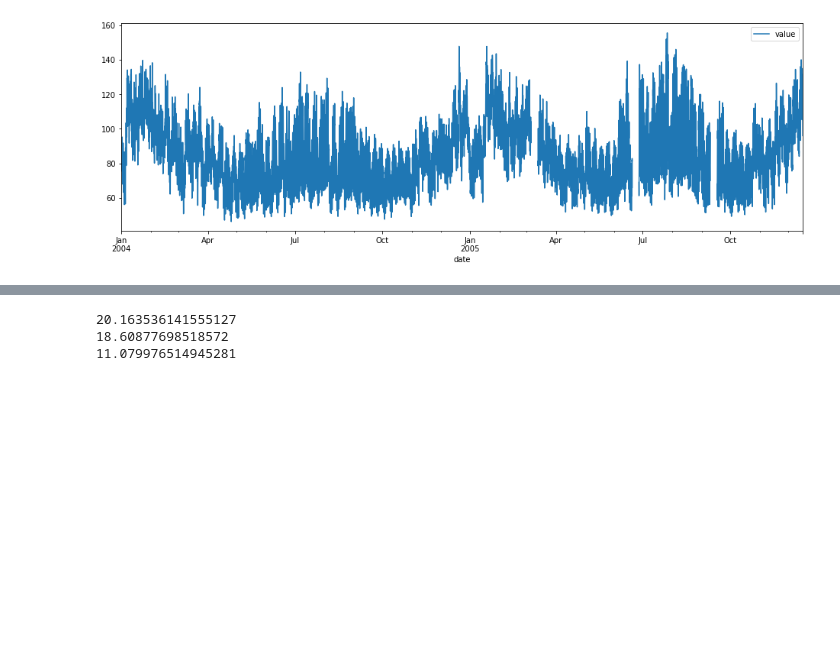
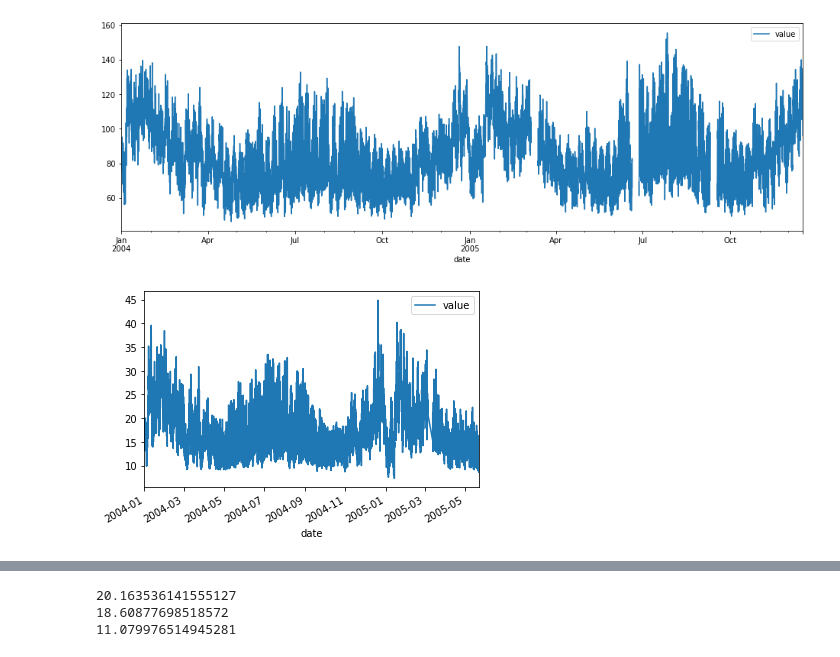
Before and after one commit to minhhoang1023/hck03, a Jupyter notebook: HCKT03 - Time Series/Baseline_Model.ipynb, the cells around one changed output, grey strips where cells are left out. Cells and saved outputs as stored; diff of their text form; code cells hidden in the pictures; blank space fills up the shorter version.

```diff
--- a/HCKT03 - Time Series/Baseline_Model.ipynb
+++ b/HCKT03 - Time Series/Baseline_Model.ipynb
@@ -58,3 +58,9 @@ plt.rcParams['figure.figsize'] = (6, 4)
 area_1 = area_1_raw.dropna()
 area_2 = area_2_raw.dropna()
 area_3 = area_3_raw.dropna()
+# %%
+area_1.plot()
+
+plt.rcParams['figure.figsize'] = (6, 4)
+# %% [output]
+[figure, added]
```
Also changed, not shown: parts of 1 cell of this notebook.
